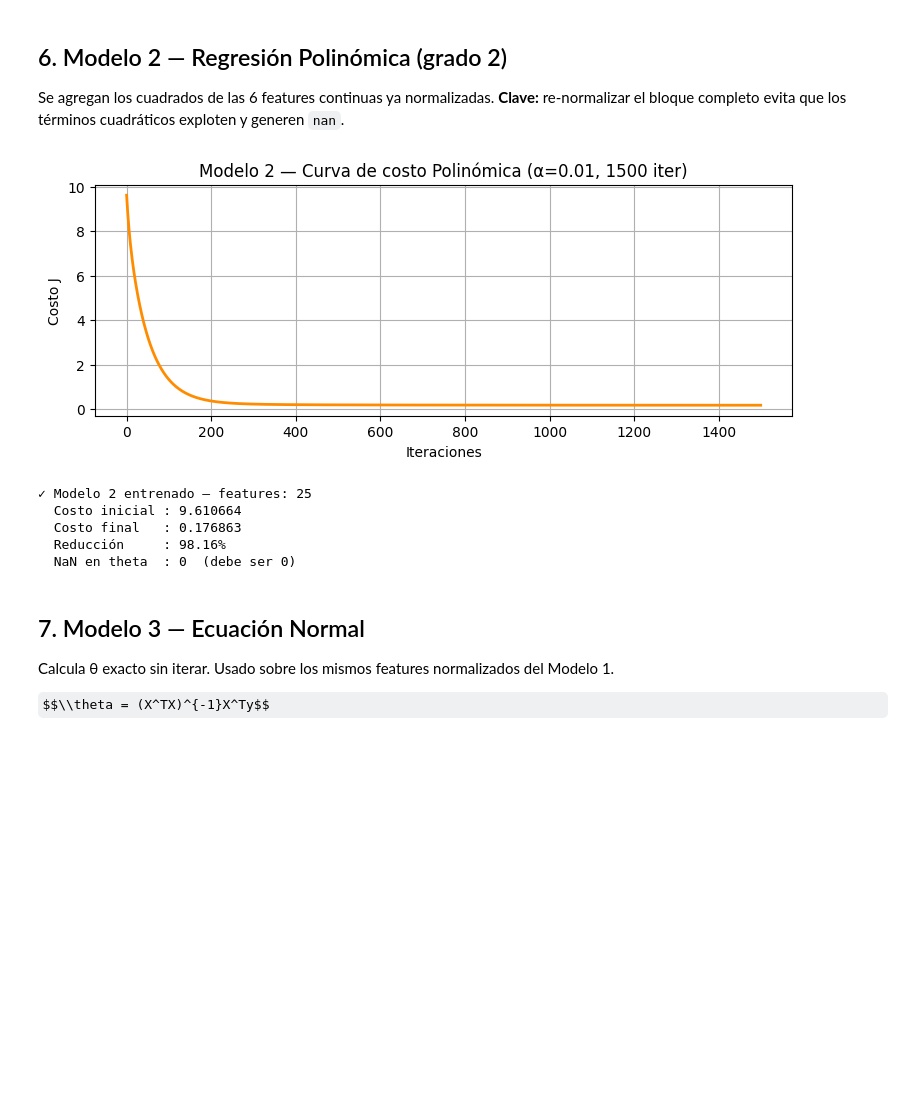
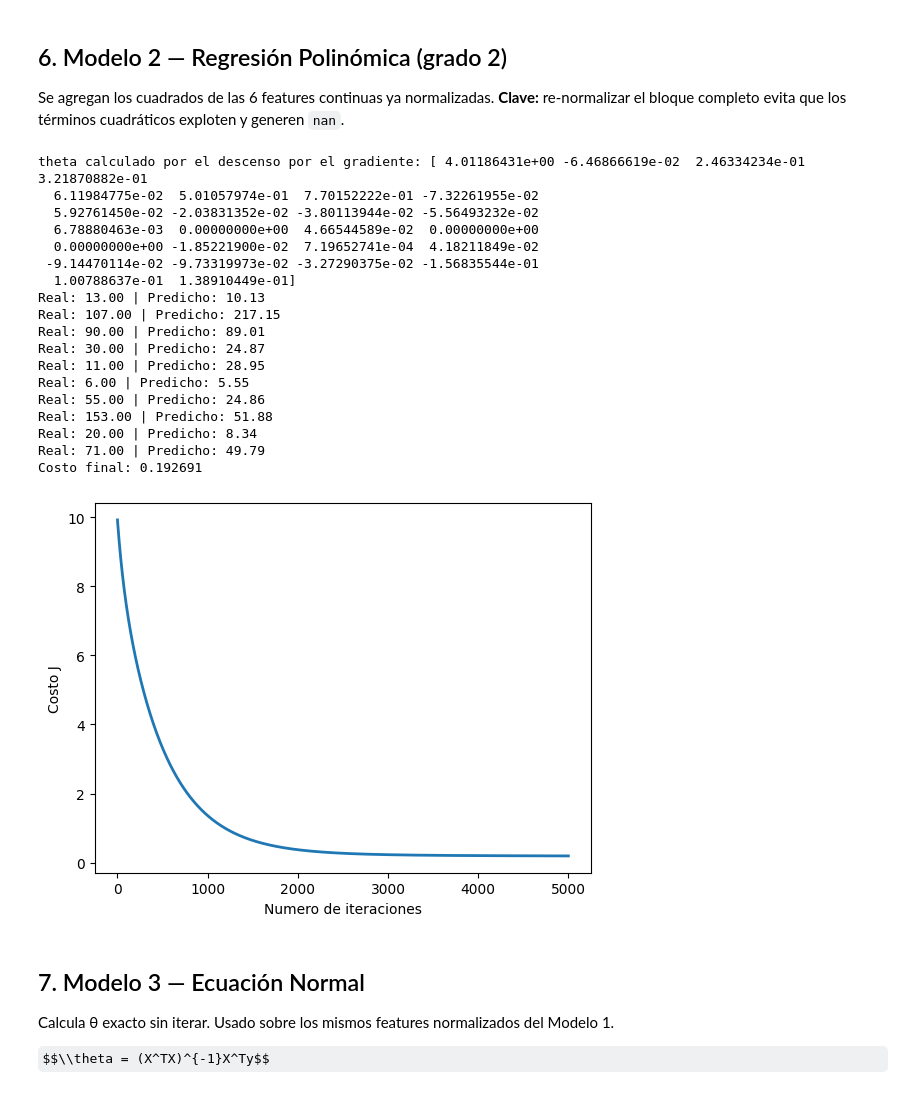
Before and after one commit to MiguelAngel7521/Sis420_01_2026, a Jupyter notebook: Laboratorios/Lab2/3regresiones_Laboratorio2.ipynb, the cells around one changed output. Saved outputs shown, nothing was run; the diff lists cells and outputs as text; code cells hidden in the pictures; some formulas as TeX source; blank space fills up the shorter version.

```diff
--- a/Laboratorios/Lab2/3regresiones_Laboratorio2.ipynb
+++ b/Laboratorios/Lab2/3regresiones_Laboratorio2.ipynb
@@ -174,23 +265,3 @@ print(f'  Reducción     : {(1 - J_gd[-1]/J_gd[0])*100:.2f}%')
 ## 6. Modelo 2 — Regresión Polinómica (grado 2)
 
 Se agregan los cuadrados de las 6 features continuas ya normalizadas. **Clave:** re-normalizar el bloque completo evita que los términos cuadráticos exploten y generen `nan`.
-# %%
-theta_poly, J_poly = gradiente(X_poly_b, y, np.zeros(X_poly_b.shape[1]), alpha=0.01, iters=1500)
-
-pyplot.figure(figsize=(9,3))
-pyplot.plot(J_poly, color='darkorange', lw=2)
-pyplot.xlabel('Iteraciones'); pyplot.ylabel('Costo J')
-pyplot.title('Modelo 2 — Curva de costo Polinómica (α=0.01, 1500 iter)'); pyplot.grid(True); pyplot.show()
-
-print(f'✓ Modelo 2 entrenado — features: {X_poly_b.shape[1]-1}')
-print(f'  Costo inicial : {J_poly[0]:.6f}')
-print(f'  Costo final   : {J_poly[-1]:.6f}')
-print(f'  Reducción     : {(1 - J_poly[-1]/J_poly[0])*100:.2f}%')
-print(f'  NaN en theta  : {np.isnan(theta_poly).sum()}  (debe ser 0)')
-# %% [output]
-[figure, removed]
-✓ Modelo 2 entrenado — features: 25
-  Costo inicial : 9.610664
-  Costo final   : 0.176863
-  Reducción     : 98.16%
-  NaN en theta  : 0  (debe ser 0)
@@ -197,3 +270,49 @@ print(f'  NaN en theta  : {np.isnan(theta_poly).sum()}  (debe ser 0)')
+# %%
+# Elegir algun valor para alpha (probar varias alternativas)
+alpha = 0.001
+num_iters = 5000
+
+# inicializa theta y ejecuta el descenso por el gradiente
+theta_poly = np.zeros(X_poly_b.shape[1])
+theta_poly, J_history = gradiente(X_poly_b, y, theta_poly, alpha, num_iters)
+
+# Grafica la convergencia del costo
+pyplot.plot(np.arange(len(J_history)), J_history, lw=2)
+pyplot.xlabel('Numero de iteraciones')
+pyplot.ylabel('Costo J')
+
+# Muestra los resultados del descenso por el gradiente
+print('theta calculado por el descenso por el gradiente: {:s}'.format(str(theta_poly)))
+
+# Estimar para los últimos 100 registros
+X_array = X_poly_b[-100:]          # últimos 100 registros
+y_last = y_raw[-100:]
+y_pred_poli = np.expm1(np.dot(X_array, theta_poly))
+
+# Mostrar primeras 10 predicciones
+for i in range(10):
+    print(f"Real: {y_last[i]:.2f} | Predicho: {y_pred_poli[i]:.2f}")
+print('Costo final: {:.6f}'.format(J_history[-1]))
+# %% [output]
+theta calculado por el descenso por el gradiente: [ 4.01186431e+00 -6.46866619e-02  2.46334234e-01  3.21870882e-01
+  6.11984775e-02  5.01057974e-01  7.70152222e-01 -7.32261955e-02
+  5.92761450e-02 -2.03831352e-02 -3.80113944e-02 -5.56493232e-02
+  6.78880463e-03  0.00000000e+00  4.66544589e-02  0.00000000e+00
+  0.00000000e+00 -1.85221900e-02  7.19652741e-04  4.18211849e-02
+ -9.14470114e-02 -9.73319973e-02 -3.27290375e-02 -1.56835544e-01
+  1.00788637e-01  1.38910449e-01]
+Real: 13.00 | Predicho: 10.13
+Real: 107.00 | Predicho: 217.15
+Real: 90.00 | Predicho: 89.01
+Real: 30.00 | Predicho: 24.87
+Real: 11.00 | Predicho: 28.95
+Real: 6.00 | Predicho: 5.55
+Real: 55.00 | Predicho: 24.86
+Real: 153.00 | Predicho: 51.88
+Real: 20.00 | Predicho: 8.34
+Real: 71.00 | Predicho: 49.79
+Costo final: 0.192691
+[figure, added]
 # %% [markdown]
 ## 7. Modelo 3 — Ecuación Normal
 
```
Also changed, not shown: parts of 18 cells of this notebook, 14 other files.
